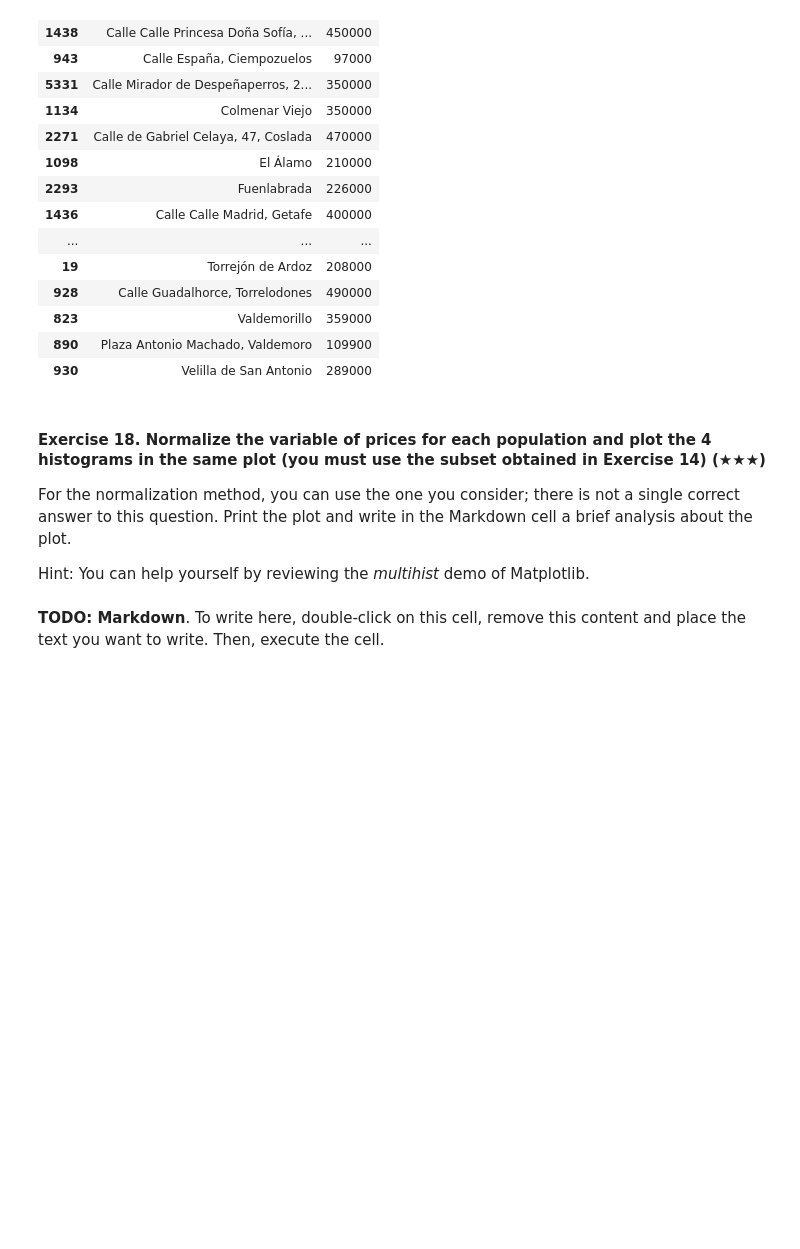
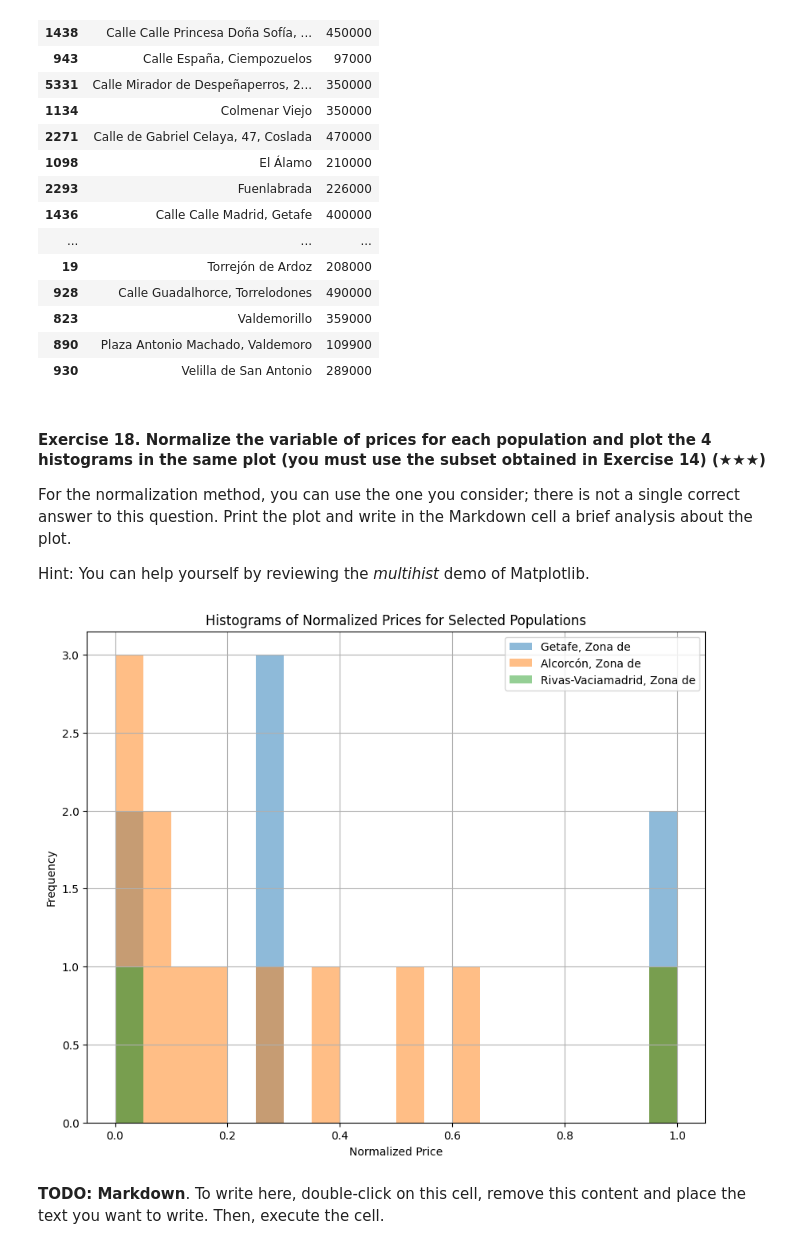
Before and after one commit to 4GeeksAcademy/realestate-datacleanup-exercise, a Jupyter notebook: project.ipynb, the cells around one changed output. Cells and saved outputs as stored; diff of their text form; code cells hidden in the pictures; blank space fills up the shorter version.

Commit message:
actualice el resto de los ejercicio

```diff
--- a/project.ipynb
+++ b/project.ipynb
@@ -408,6 +408,40 @@ For the normalization method, you can use the one you consider; there is not a s
 Hint: You can help yourself by reviewing the *multihist* demo of Matplotlib.
 # %%
 # TODO
+
+# Subconjunto de datos del Ejercicio 14: propiedades nuevas
+subset_df = ds[ds['isNew'] == True]
+
+# Eliminar filas con valores NaN en la columna de precios
+subset_df = subset_df.dropna(subset=['price'])
+
+# Seleccionar cuatro poblaciones para el análisis
+selected_populations = subset_df['level4'].dropna().unique()[:4]
+
+# Normalizar los precios para cada población
+normalized_prices = {}
+for population in selected_populations:
+    population_data = subset_df[subset_df['level4'] == population]
+    if not population_data.empty:
+        min_price = population_data['price'].min()
+        max_price = population_data['price'].max()
+        if min_price != max_price:  # Asegurarse de que no haya un rango cero
+            normalized_prices[population] = (population_data['price'] - min_price) / (max_price - min_price)
+
+# Crear el gráfico de histogramas
+plt.figure(figsize=(10, 8))
+
+for population in normalized_prices:
+    plt.hist(normalized_prices[population], bins=20, alpha=0.5, label=population)
+
+plt.xlabel('Normalized Price')
+plt.ylabel('Frequency')
+plt.title('Histograms of Normalized Prices for Selected Populations')
+plt.legend(loc='upper right')
+plt.grid(True)
+plt.show()
+# %% [output]
+[figure, added]
 # %% [markdown]
 **TODO: Markdown**. To write here, double-click on this cell, remove this content and place the text you want to write. Then, execute the cell.
 # %% [markdown]
```
Also changed, not shown: parts of 4 cells of this notebook.
